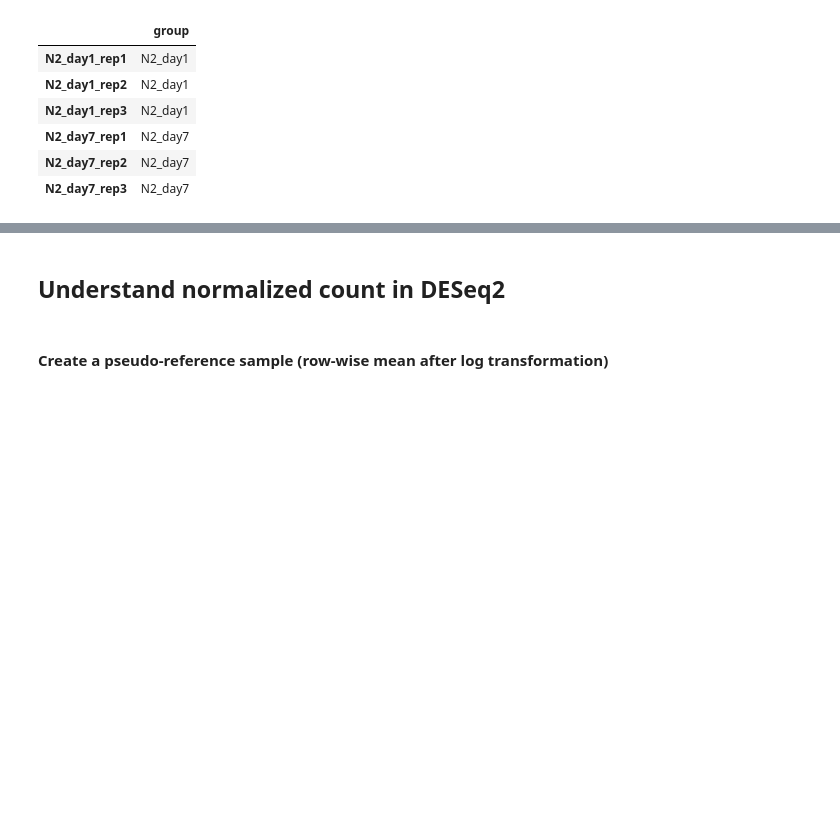
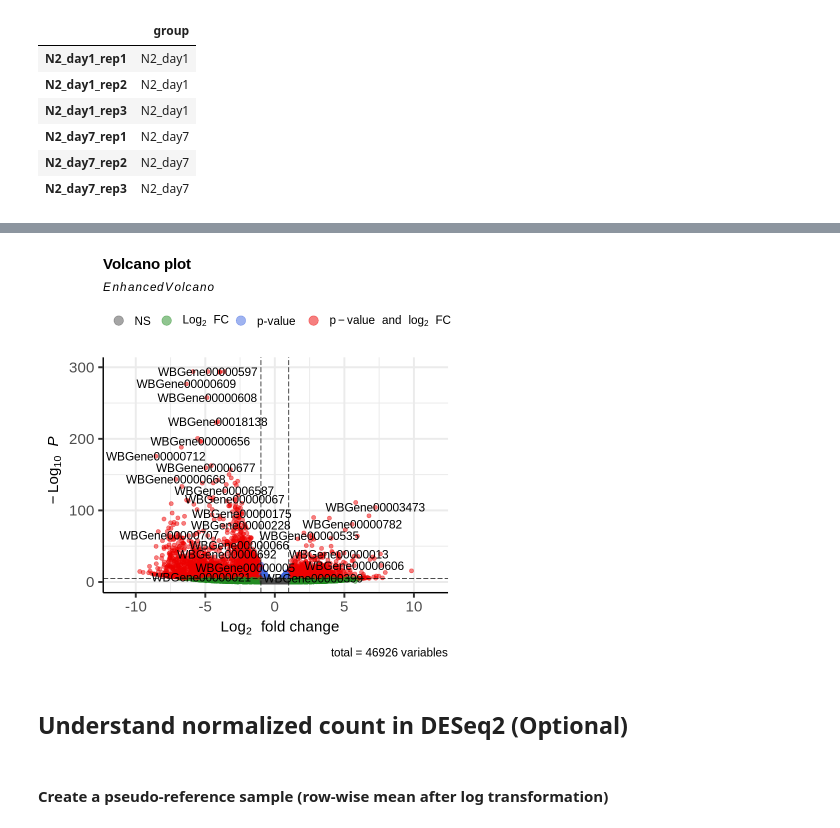
Before and after one commit to Bix4UMD/BIOI611_lab, a Jupyter notebook: docs/BIOI611_DESeq2_analysis.ipynb, the cells around one changed output, grey strips where cells are left out. Drawn from its saved outputs; the diff is of its cells as text; code cells hidden in the pictures; blank space fills up the shorter version.

```diff
--- a/docs/BIOI611_DESeq2_analysis.ipynb
+++ b/docs/BIOI611_DESeq2_analysis.ipynb
@@ -162,0 +306,6 @@ A matrix: 6 × 1 of type chr
+# %%
+  EnhancedVolcano(res,
+    lab = rownames(res),
+    x = 'log2FoldChange',
+    y = 'pvalue')
+# %% [output]
@@ -163,5 +314,6 @@ A matrix: 6 × 1 of type chr
+[figure, added]
 # %% [markdown]
-## Understand normalized count in DESeq2
+## Understand normalized count in DESeq2 (Optional)
 # %% [markdown]
 ####  Create a pseudo-reference sample (row-wise mean after log transformation)
 # %%
```
Also changed, not shown: parts of 46 cells of this notebook.
